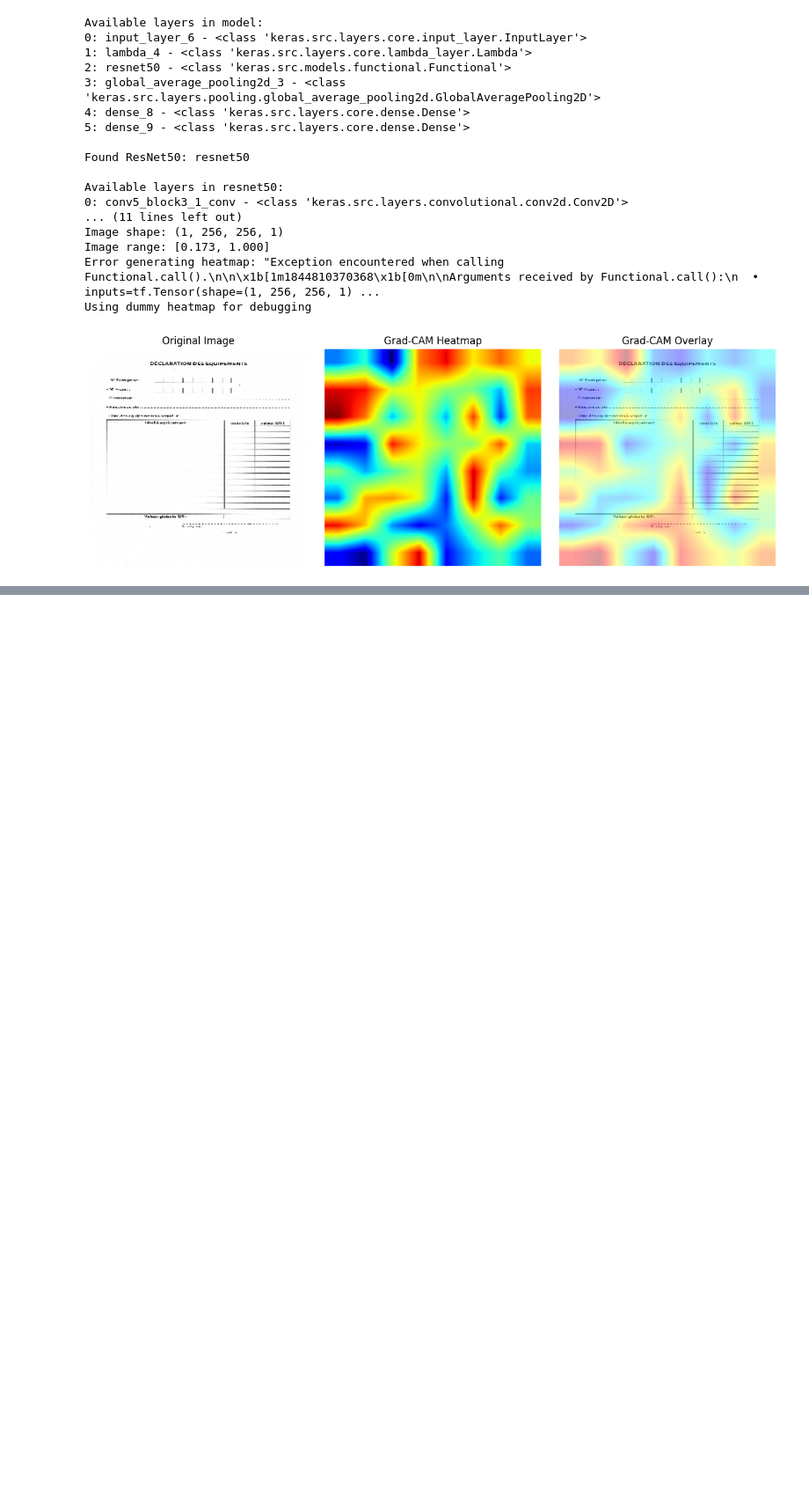
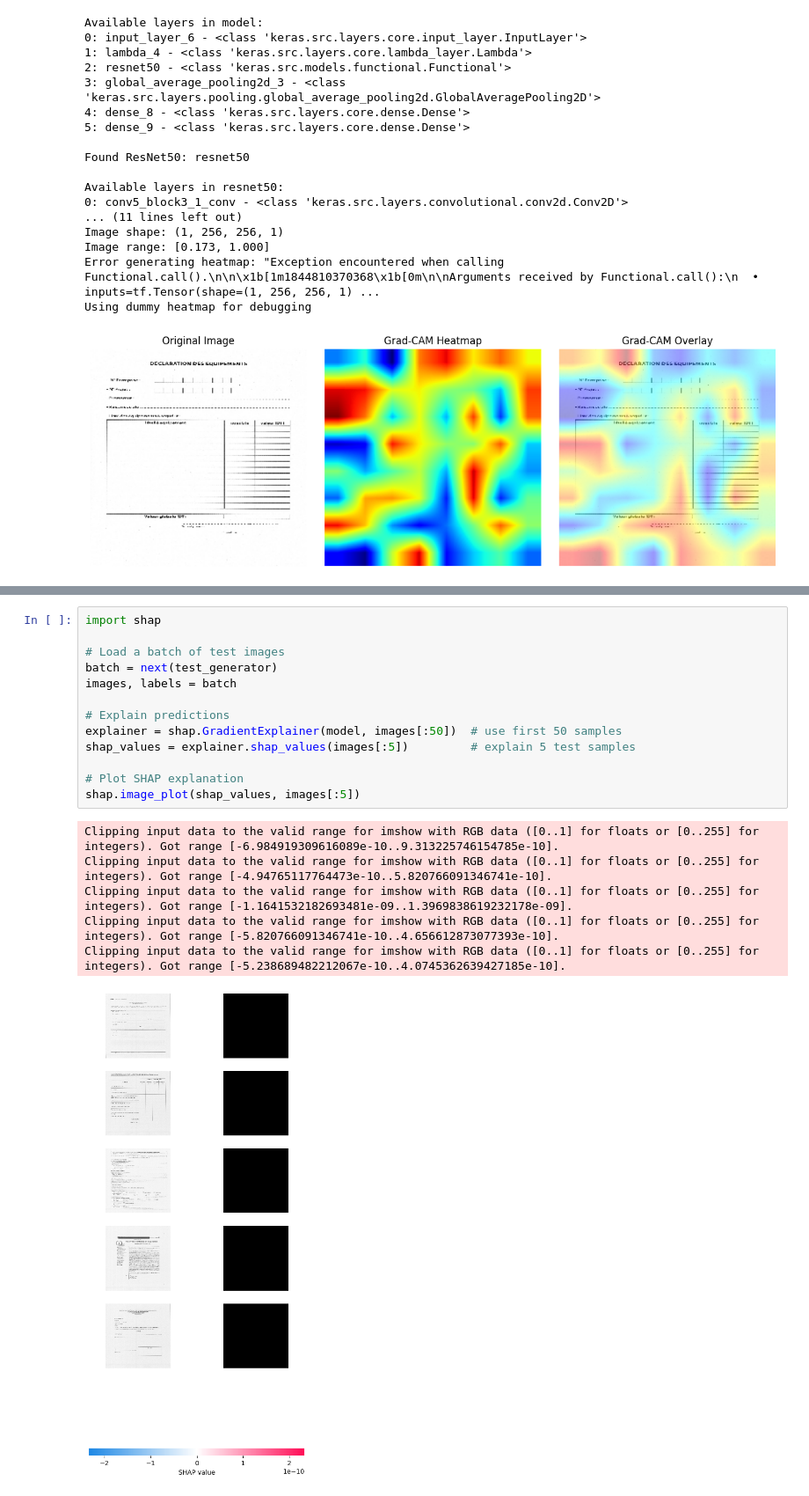
Before and after one commit to raghavthaman/AI_TraceFinder-RaghavThaman, a Jupyter notebook: Raghav Thaman/milestone_3/milestone_3.ipynb, the cells around one changed output, grey strips where cells are left out. Shown at 88% size. Saved outputs shown, nothing was run; the diff lists cells and outputs as text; blank space fills up the shorter version.

```diff
--- a/Raghav Thaman/milestone_3/milestone_3.ipynb
+++ b/Raghav Thaman/milestone_3/milestone_3.ipynb
@@ -2108,0 +2782,20 @@ Using dummy heatmap for debugging
+# %%
+import shap
+
+# Load a batch of test images
+batch = next(test_generator)
+images, labels = batch
+
+# Explain predictions
+explainer = shap.GradientExplainer(model, images[:50])  # use first 50 samples
+shap_values = explainer.shap_values(images[:5])         # explain 5 test samples
+
+# Plot SHAP explanation
+shap.image_plot(shap_values, images[:5])
+# %% [output]
+Clipping input data to the valid range for imshow with RGB data ([0..1] for floats or [0..255] for integers). Got range [-6.984919309616089e-10..9.313225746154785e-10].
+Clipping input data to the valid range for imshow with RGB data ([0..1] for floats or [0..255] for integers). Got range [-4.94765117764473e-10..5.820766091346741e-10].
+Clipping input data to the valid range for imshow with RGB data ([0..1] for floats or [0..255] for integers). Got range [-1.1641532182693481e-09..1.3969838619232178e-09].
+Clipping input data to the valid range for imshow with RGB data ([0..1] for floats or [0..255] for integers). Got range [-5.820766091346741e-10..4.656612873077393e-10].
+Clipping input data to the valid range for imshow with RGB data ([0..1] for floats or [0..255] for integers). Got range [-5.238689482212067e-10..4.0745362639427185e-10].
+[figure, added]
```
Also changed, not shown: parts of 32 cells of this notebook.
